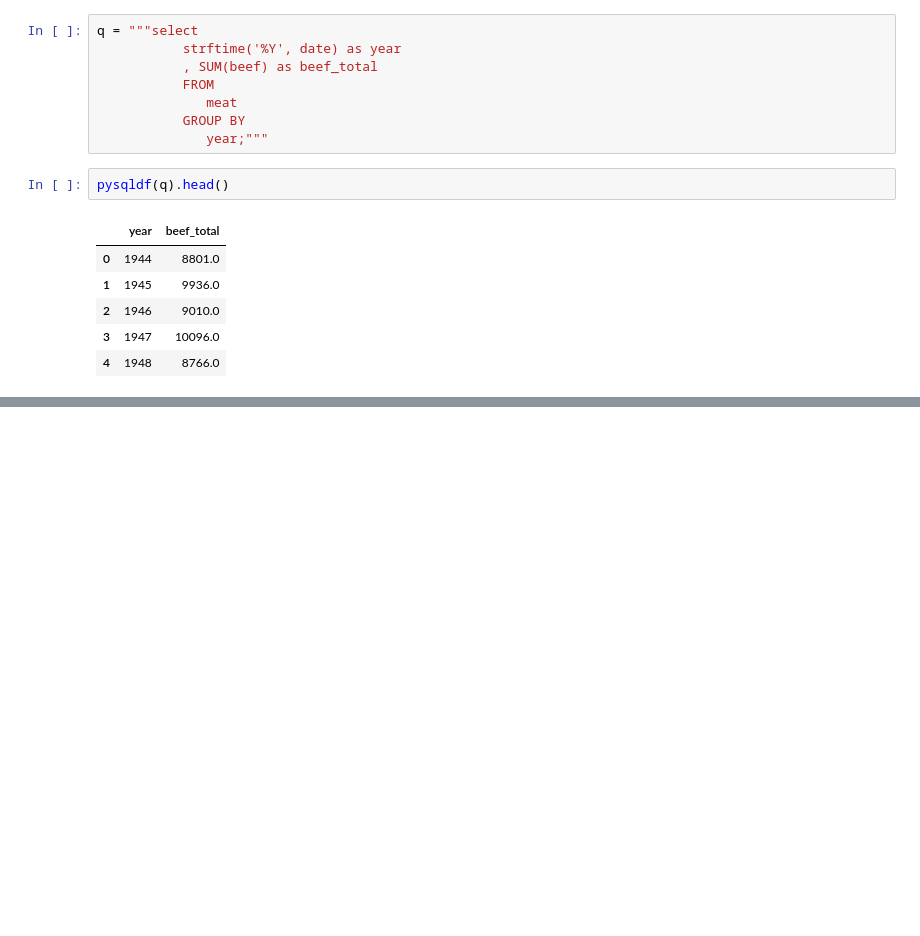
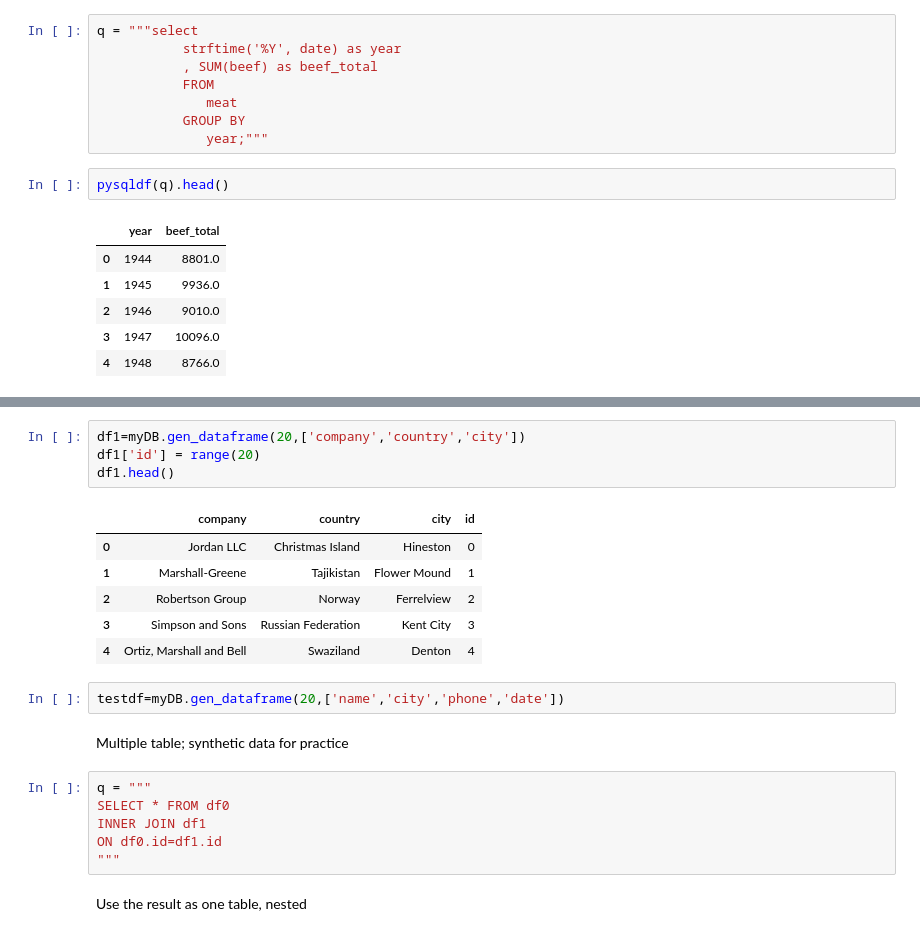
Before and after one commit to tinhb92/relax_ml, a Jupyter notebook: sql.ipynb, the cells around one changed output, grey strips where cells are left out. Cells and saved outputs as stored; diff of their text form; blank space fills up the shorter version.

Commit message:
nested

```diff
--- a/sql.ipynb
+++ b/sql.ipynb
@@ -113,0 +163,23 @@ pysqldf(q).head()
+# %%
+df1=myDB.gen_dataframe(20,['company','country','city'])
+df1['id'] = range(20)
+df1.head()
+# %% [output]
+|  | company | country | city | id |
+| 0 | Jordan LLC | Christmas Island | Hineston | 0 |
+| 1 | Marshall-Greene | Tajikistan | Flower Mound | 1 |
+| 2 | Robertson Group | Norway | Ferrelview | 2 |
+| 3 | Simpson and Sons | Russian Federation | Kent City | 3 |
+| 4 | Ortiz, Marshall and Bell | Swaziland | Denton | 4 |
+# %%
+testdf=myDB.gen_dataframe(20,['name','city','phone','date'])
+# %% [markdown]
+Multiple table; synthetic data for practice
+# %%
+q = """
+SELECT * FROM df0
+INNER JOIN df1
+ON df0.id=df1.id
+"""
+# %% [markdown]
+Use the result as one table, nested
```
Also changed, not shown: parts of 14 cells of this notebook.
